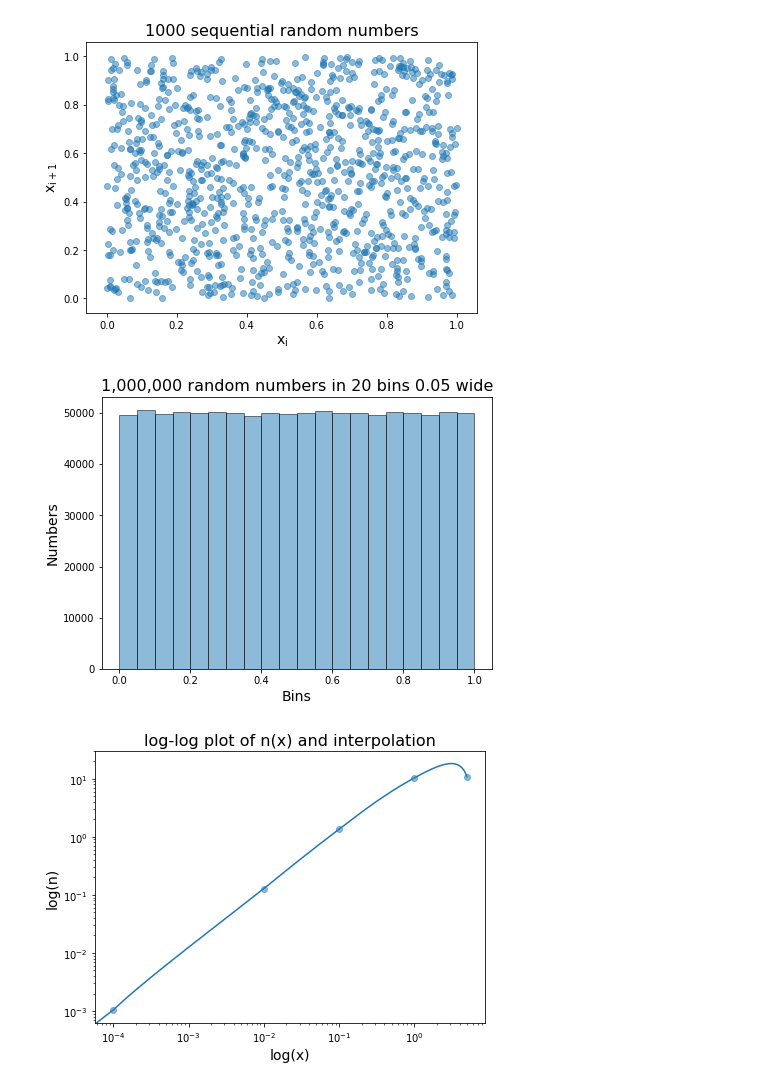
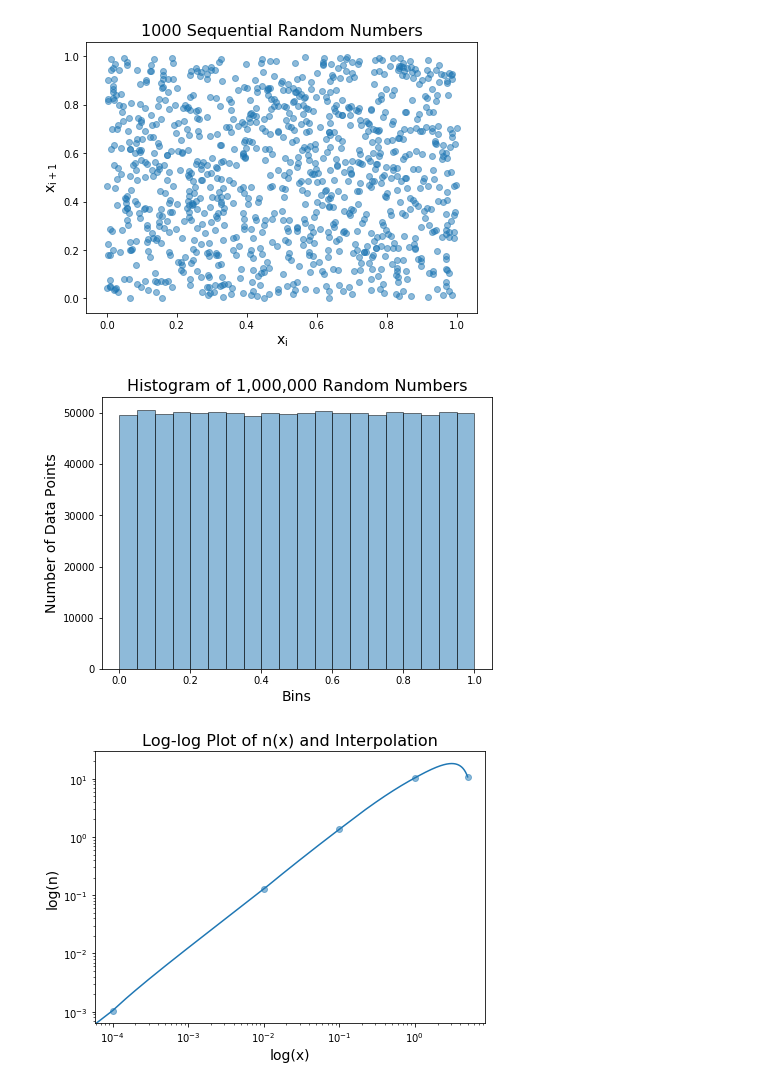
Before and after one commit to ruoyanwangdr/Numerical-Recipes-In-Astrophysics, a Jupyter notebook: handin1.ipynb, the cells around one changed output. Cells and saved outputs as stored; diff of their text form; code cells hidden in the pictures.

```diff
--- a/handin1.ipynb
+++ b/handin1.ipynb
@@ -115,10 +115,10 @@ for i in range(1000):
 
 # Plot x_i vs x_i+1
 plt.figure(figsize=(7,5))
-plt.title('1000 sequential random numbers', fontsize=16)
+plt.scatter(x_i, x_i_plus_1, alpha=0.5)
+plt.title('1000 Sequential Random Numbers', fontsize=16)
 plt.xlabel('x$_{\mathrm{i}}$', fontsize=14)
 plt.ylabel('x$_{\mathrm{i+1}}$', fontsize=14)
-plt.scatter(x_i, x_i_plus_1, alpha=0.5)
 
 # Put 1000000 random numbers in 20 bins with 0.05 wide and plot them.
 print('Plot 1000000 random numbers in 20 bins 0.05 wide.')
@@ -132,10 +132,10 @@ for i in range(1000000):
 
 # Bin and plot.
 plt.figure(figsize=(7,5))
-plt.title('1,000,000 random numbers in 20 bins 0.05 wide', fontsize=16)
+plt.hist(one_million, bins=20, alpha=0.5, histtype='bar', ec='black')
+plt.title('Histogram of 1,000,000 Random Numbers', fontsize=16)
 plt.xlabel('Bins', fontsize=14)
-plt.ylabel('Numbers', fontsize=14)
-plt.hist(one_million, bins=20, alpha=0.5, histtype='bar', ec='black')
+plt.ylabel('Number of Data Points', fontsize=14)
 
 
 ### Prob 2. Satellite galaxies.
@@ -206,7 +206,7 @@ print('n(1.e-1) = '+str(n_1d(1.e-1)))
 print('n(1) = '+str(n_1d(1)))
 print('n(5) = '+str(n_1d(5)))
 
-# Create lists for plotting.
+# Create x and n lists for plotting.
 x_range = [1.e-4, 1.e-2, 1.e-1, 1, 5]
 n_x = []
 
@@ -290,13 +290,14 @@ interp_density = cubic_spline(x_range, n_x, 100000)
 print('Plot log-log of n(x), x=[1.e-4, 1.e-2, 1.e-1, 1, 5], and its interplolation.')
 
 plt.figure(figsize=(7,5))
-plt.title('log-log plot of n(x) and interpolation', fontsize=16)
+plt.scatter(x_range, n_x, alpha=0.5)
+plt.plot(interp_density[0], interp_density[1])
+plt.title('Log-log Plot of n(x) and Interpolation', fontsize=16)
 plt.xlabel('log(x)', fontsize=14)
 plt.ylabel('log(n)', fontsize=14)
 plt.xscale('log') # log scale for x
 plt.yscale('log') # log scale for y
-plt.scatter(x_range, n_x, alpha=0.5)
-plt.plot(interp_density[0], interp_density[1])
+
 
 # Part c)
 print()
@@ -318,7 +319,7 @@ def central_difference(f,a,h=0.01):
     """
     return (f(a + h) - f(a - h))/(2*h)
 
-print('Numerical solution of dn/dx at x=b is '+str(central_difference(density_profile, b))+'.')
+print('Numerical solution of dn/dx at x=b is '+str(central_difference(n, b))+'.')
 
 # Part d)
 print()
@@ -338,7 +339,7 @@ print()
 # Define N(x).
 def N(x):
     N = n(x)*4*np.pi*x**2
-    return N
+    return 2*N
 
 # Choose root-finding method to be bisection.
 def bisection(xminus, xplus, Nmax, eps):
@@ -387,9 +388,9 @@ iteration ends at round 22: x = 0.000100596035 and n(x) = 0.001797080918
 Root = 0.00010059603452682495
 
 g) Sorting, histogram, and Poisson over-plotting
-[figure, old version]
+[figure, new version]
-[figure, old version]
+[figure, new version]
-[figure, old version]
+[figure, new version]
 # %%
 # Part d)
 print()
```
Also changed, not shown: parts of 2 cells of this notebook.
